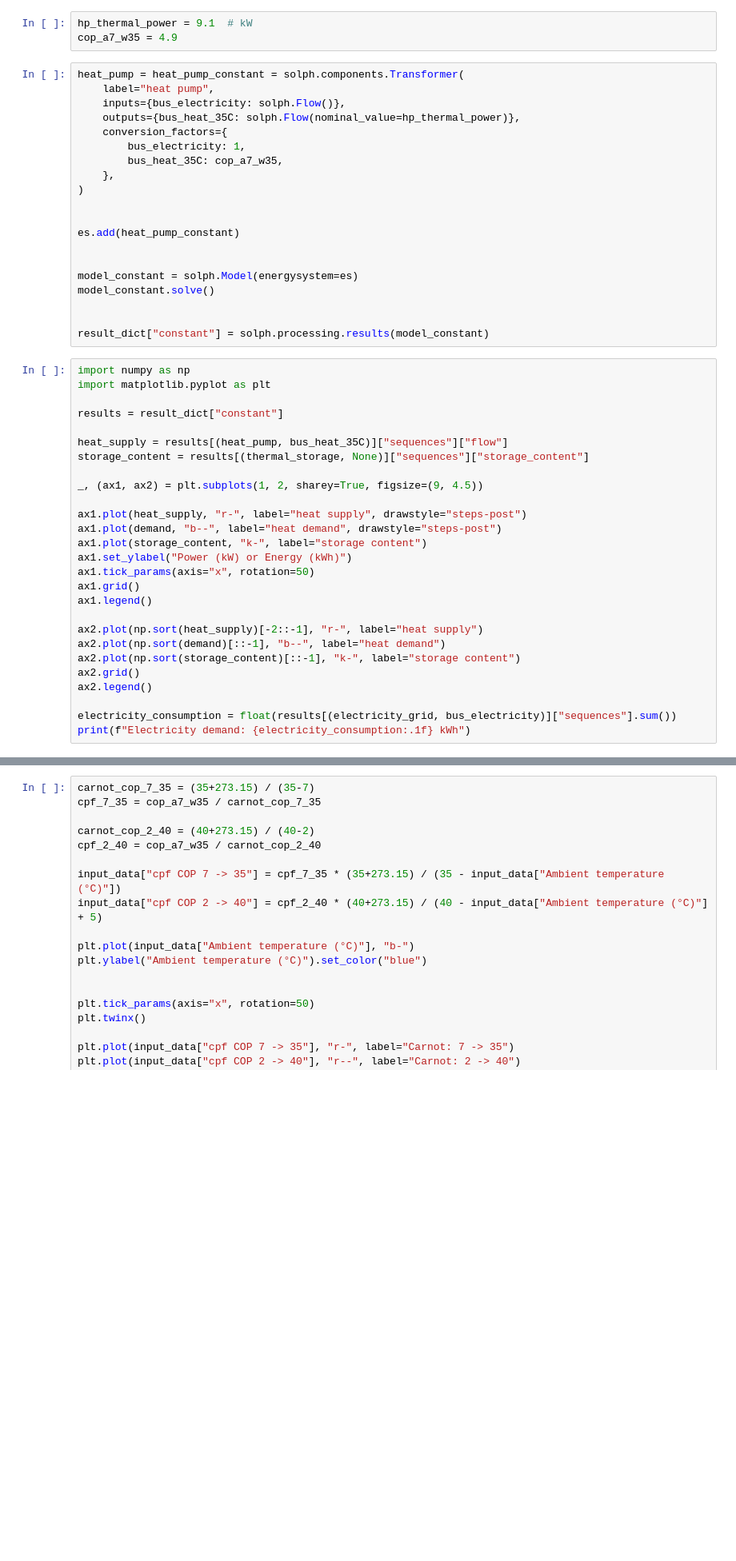
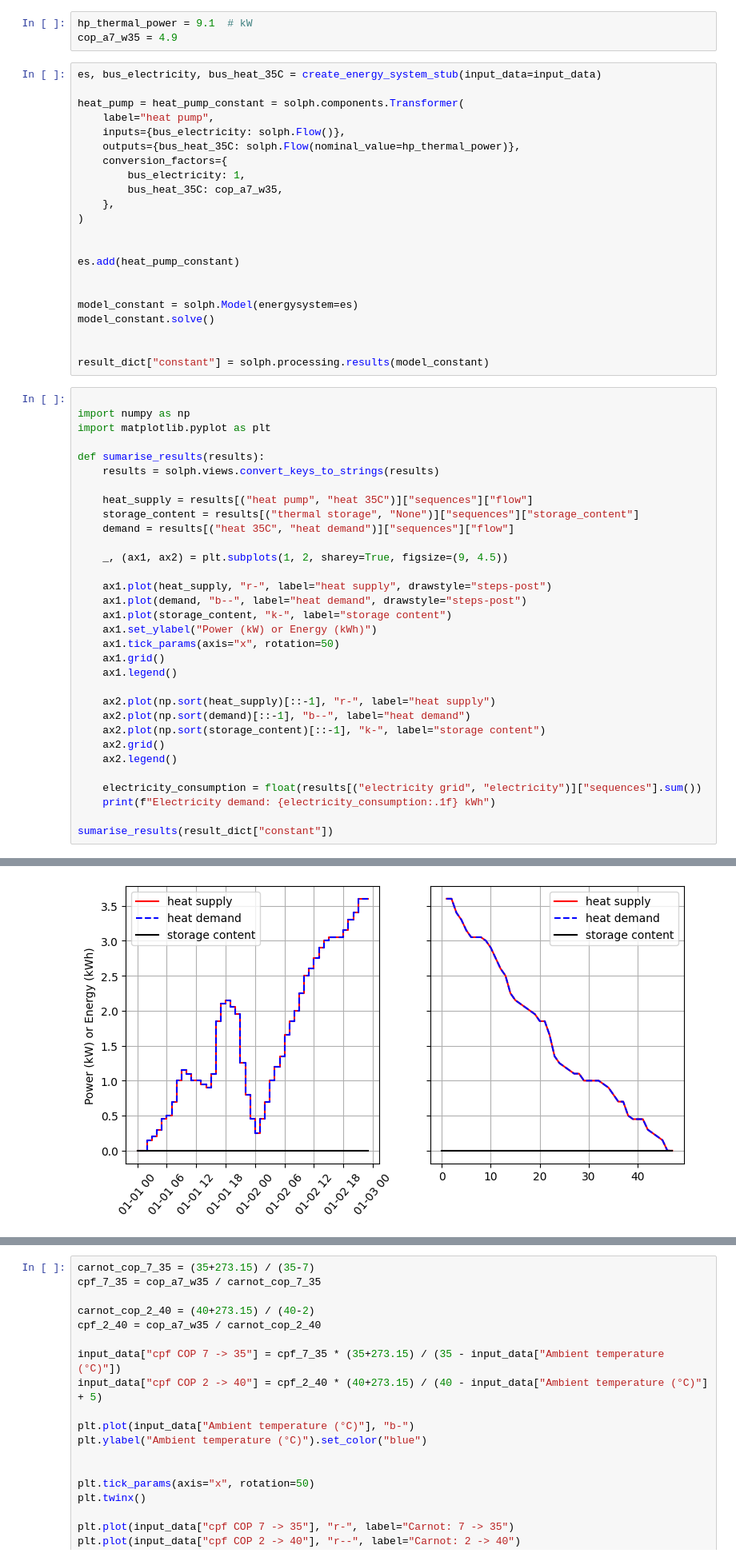
Before and after one commit to oemof/heat-pump-tutorial, a Jupyter notebook: heat-pump-solph.ipynb, the cells around one changed output, grey strips where cells are left out. Shown at 80% size. Saved outputs shown, nothing was run; the diff lists cells and outputs as text; blank space fills up the shorter version.

```diff
--- a/heat-pump-solph.ipynb
+++ b/heat-pump-solph.ipynb
@@ -50,6 +53,8 @@ Example heat pump: https://www.viessmann.co.uk/en/products/heat-pump/vitocal-150
 hp_thermal_power = 9.1  # kW
 cop_a7_w35 = 4.9
 # %%
+es, bus_electricity, bus_heat_35C = create_energy_system_stub(input_data=input_data)
+
 heat_pump = heat_pump_constant = solph.components.Transformer(
     label="heat pump",
     inputs={bus_electricity: solph.Flow()},
@@ -70,29 +75,35 @@ model_constant.solve()
 
 result_dict["constant"] = solph.processing.results(model_constant)
 # %%
+
 import numpy as np
 import matplotlib.pyplot as plt
 
-results = result_dict["constant"]
+def sumarise_results(results):
+    results = solph.views.convert_keys_to_strings(results)
 
-heat_supply = results[(heat_pump, bus_heat_35C)]["sequences"]["flow"]
-storage_content = results[(thermal_storage, None)]["sequences"]["storage_content"]
+    heat_supply = results[("heat pump", "heat 35C")]["sequences"]["flow"]
+    storage_content = results[("thermal storage", "None")]["sequences"]["storage_content"]
+    demand = results[("heat 35C", "heat demand")]["sequences"]["flow"]
 
-_, (ax1, ax2) = plt.subplots(1, 2, sharey=True, figsize=(9, 4.5))
+    _, (ax1, ax2) = plt.subplots(1, 2, sharey=True, figsize=(9, 4.5))
 
-ax1.plot(heat_supply, "r-", label="heat supply", drawstyle="steps-post")
-ax1.plot(demand, "b--", label="heat demand", drawstyle="steps-post")
-ax1.plot(storage_content, "k-", label="storage content")
-ax1.set_ylabel("Power (kW) or Energy (kWh)")
-ax1.tick_params(axis="x", rotation=50)
-ax1.grid()
-ax1.legend()
+    ax1.plot(heat_supply, "r-", label="heat supply", drawstyle="steps-post")
+    ax1.plot(demand, "b--", label="heat demand", drawstyle="steps-post")
+    ax1.plot(storage_content, "k-", label="storage content")
+    ax1.set_ylabel("Power (kW) or Energy (kWh)")
+    ax1.tick_params(axis="x", rotation=50)
+    ax1.grid()
+    ax1.legend()
 
-ax2.plot(np.sort(heat_supply)[-2::-1], "r-", label="heat supply")
-ax2.plot(np.sort(demand)[::-1], "b--", label="heat demand")
-ax2.plot(np.sort(storage_content)[::-1], "k-", label="storage content")
-ax2.grid()
-ax2.legend()
+    ax2.plot(np.sort(heat_supply)[::-1], "r-", label="heat supply")
+    ax2.plot(np.sort(demand)[::-1], "b--", label="heat demand")
+    ax2.plot(np.sort(storage_content)[::-1], "k-", label="storage content")
+    ax2.grid()
+    ax2.legend()
 
-electricity_consumption = float(results[(electricity_grid, bus_electricity)]["sequences"].sum())
-print(f"Electricity demand: {electricity_consumption:.1f} kWh")
+    electricity_consumption = float(results[("electricity grid", "electricity")]["sequences"].sum())
+    print(f"Electricity demand: {electricity_consumption:.1f} kWh")
+
+sumarise_results(result_dict["constant"])
+# %% [output]
@@ -99,3 +111,4 @@ print(f"Electricity demand: {electricity_consumption:.1f} kWh")
+[figure, added]
 # %% [markdown]
 Temperature-dependent COP
 
```
Also changed, not shown: parts of 18 cells of this notebook.
